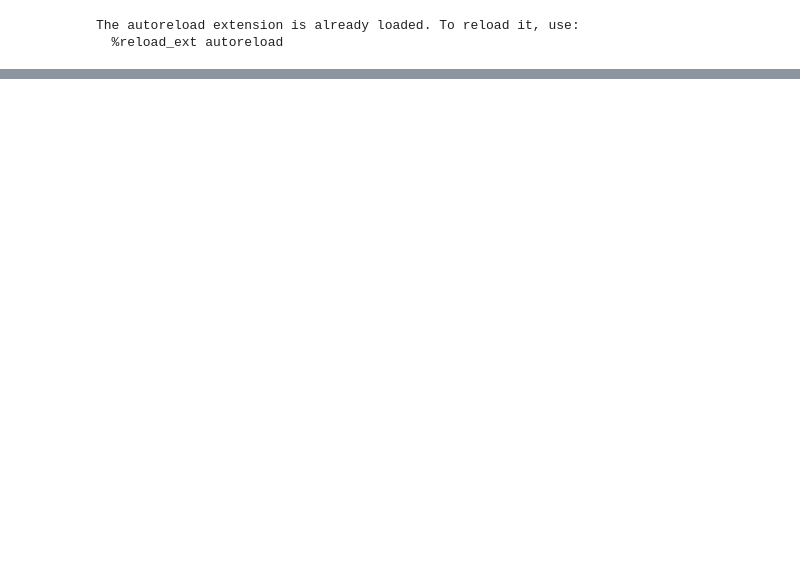
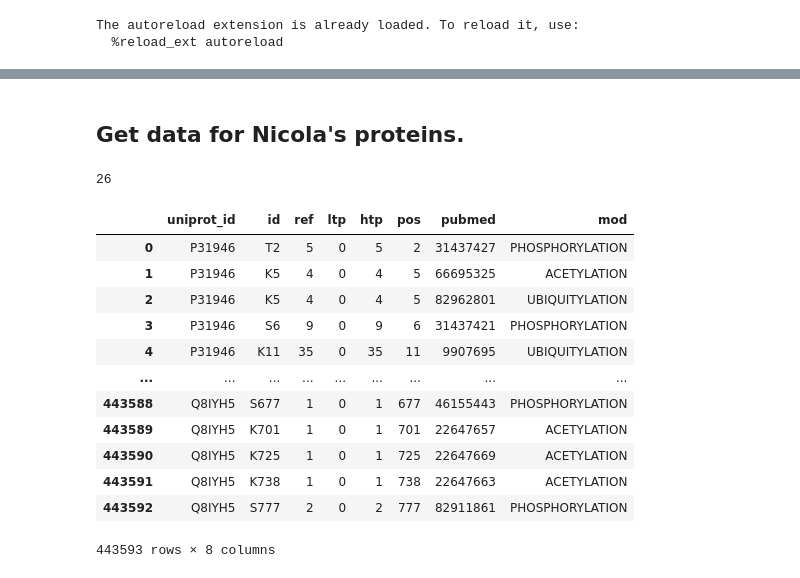
Before and after one commit to kamurani/phosphosite, a Jupyter notebook: phosphosite/dataset/psp/extract.ipynb, the cells around one changed output, grey strips where cells are left out. Saved outputs shown, nothing was run; the diff lists cells and outputs as text; code cells hidden in the pictures; blank space fills up the shorter version.

```diff
--- a/phosphosite/dataset/psp/extract.ipynb
+++ b/phosphosite/dataset/psp/extract.ipynb
@@ -78,0 +109,37 @@ mods2
+# %% [markdown]
+## Get data for Nicola's proteins.
+# %%
+filepath = "uniprot_ids.txt"
+with open(filepath) as fp:
+    # read in
+    uniprot_ids = fp.read().splitlines()
+    # only non-empty lines
+    uniprot_ids = [uid for uid in uniprot_ids if uid != ""]
+    # remove duplicates
+    uniprot_ids = list(set(uniprot_ids))
+
+len(uniprot_ids)
+# %% [output]
+26
+# %%
+# load in psp_mods.csv
+psp_mods = pd.read_csv("psp_mods.csv")
+# put "uniprot_id" as first column
+cols = list(psp_mods.columns)
+cols = [cols[-1]] + cols[:-1]
+psp_mods = psp_mods[cols]
+psp_mods
+# %% [output]
+|  | uniprot_id | id | ref | ltp | htp | pos | pubmed | mod |
+| 0 | P31946 | T2 | 5 | 0 | 5 | 2 | 31437427 | PHOSPHORYLATION |
+| 1 | P31946 | K5 | 4 | 0 | 4 | 5 | 66695325 | ACETYLATION |
+| 2 | P31946 | K5 | 4 | 0 | 4 | 5 | 82962801 | UBIQUITYLATION |
+| 3 | P31946 | S6 | 9 | 0 | 9 | 6 | 31437421 | PHOSPHORYLATION |
+| 4 | P31946 | K11 | 35 | 0 | 35 | 11 | 9907695 | UBIQUITYLATION |
+| ... | ... | ... | ... | ... | ... | ... | ... | ... |
+| 443588 | Q8IYH5 | S677 | 1 | 0 | 1 | 677 | 46155443 | PHOSPHORYLATION |
+| 443589 | Q8IYH5 | K701 | 1 | 0 | 1 | 701 | 22647657 | ACETYLATION |
+| 443590 | Q8IYH5 | K725 | 1 | 0 | 1 | 725 | 22647669 | ACETYLATION |
+| 443591 | Q8IYH5 | K738 | 1 | 0 | 1 | 738 | 22647663 | ACETYLATION |
+| 443592 | Q8IYH5 | S777 | 2 | 0 | 2 | 777 | 82911861 | PHOSPHORYLATION |
+443593 rows × 8 columns
```
Also changed, not shown: parts of 18 cells of this notebook, 14 other files.
